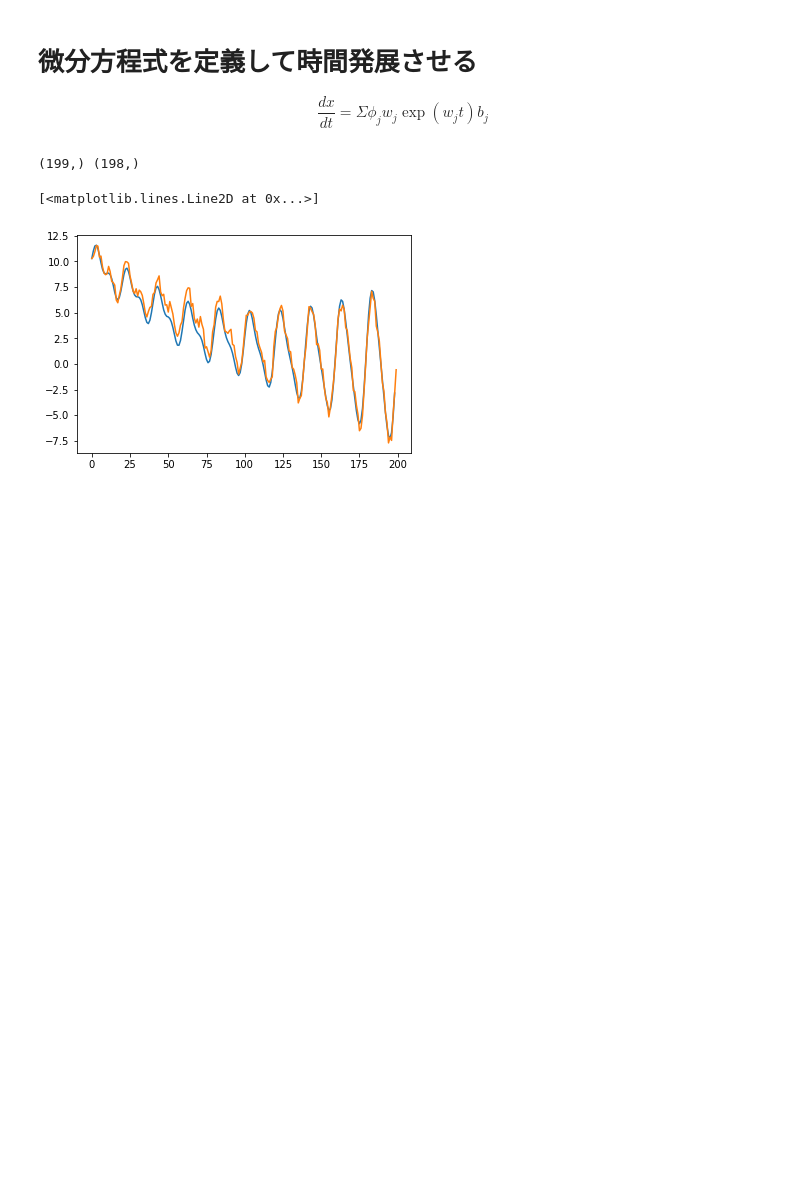
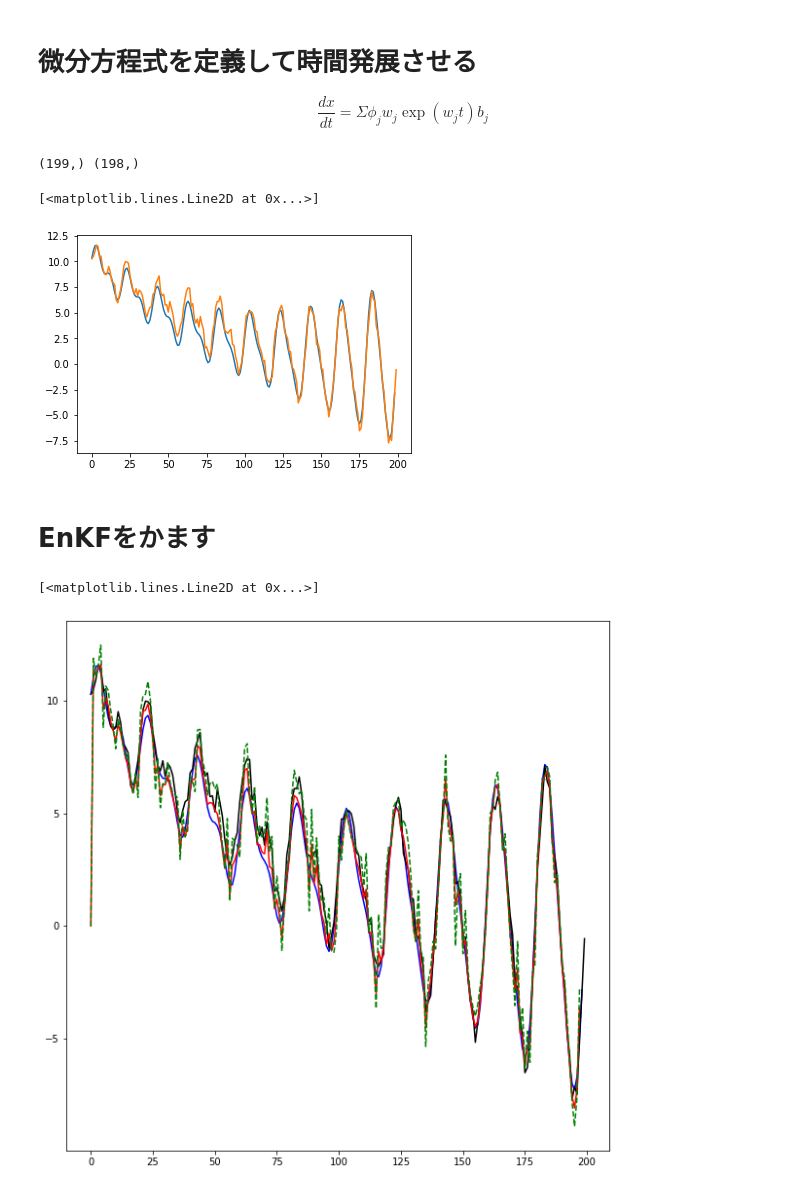
Before and after one commit to Ayumu-Nono/DynamicModeDecomposition, a Jupyter notebook: tutorial/tutorial2.ipynb, the cells around one changed output. Saved outputs shown, nothing was run; the diff lists cells and outputs as text; code cells hidden in the pictures; blank space fills up the shorter version.

```diff
--- a/tutorial/tutorial2.ipynb
+++ b/tutorial/tutorial2.ipynb
@@ -159,3 +159,5 @@ plt.plot(range(len(F)), F)
 # %% [output]
 [<matplotlib.lines.Line2D at 0x...>]
 [figure]
+# %% [markdown]
+# EnKFをかます
@@ -161,0 +239,9 @@ plt.plot(range(len(F)), F)
+# %%
+fig = plt.figure(figsize=(10, 10))
+plt.plot(range(len(F_recon)), F_recon, color="blue")
+plt.plot(range(len(F)), F, color="black")
+plt.plot(range(len(x_ested)), x_ested, color="red")
+plt.plot(range(len(z)), z, color="green", linestyle="dashed")
+# %% [output]
+[<matplotlib.lines.Line2D at 0x...>]
+[figure, added]
```
Also changed, not shown: parts of 1 cell of this notebook.
